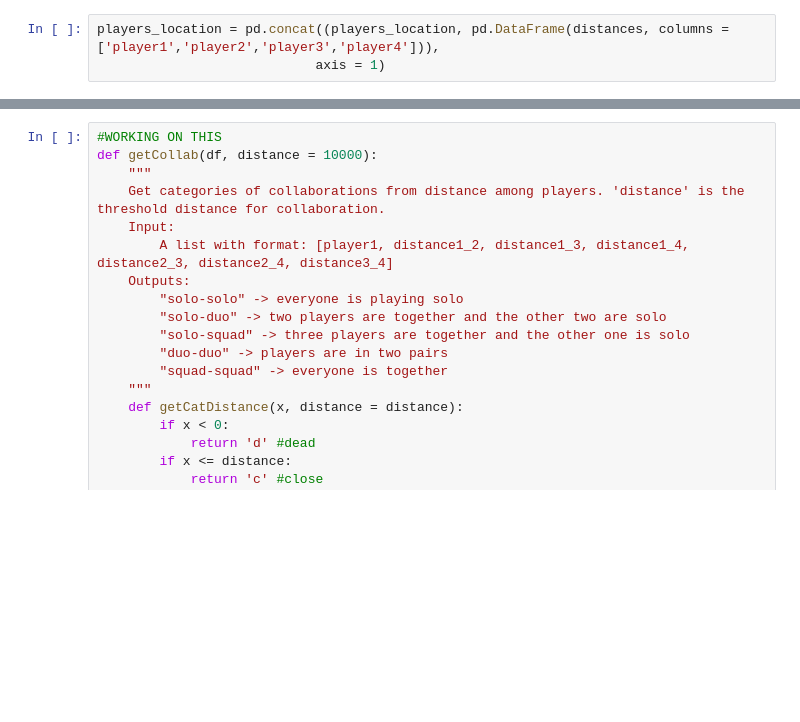
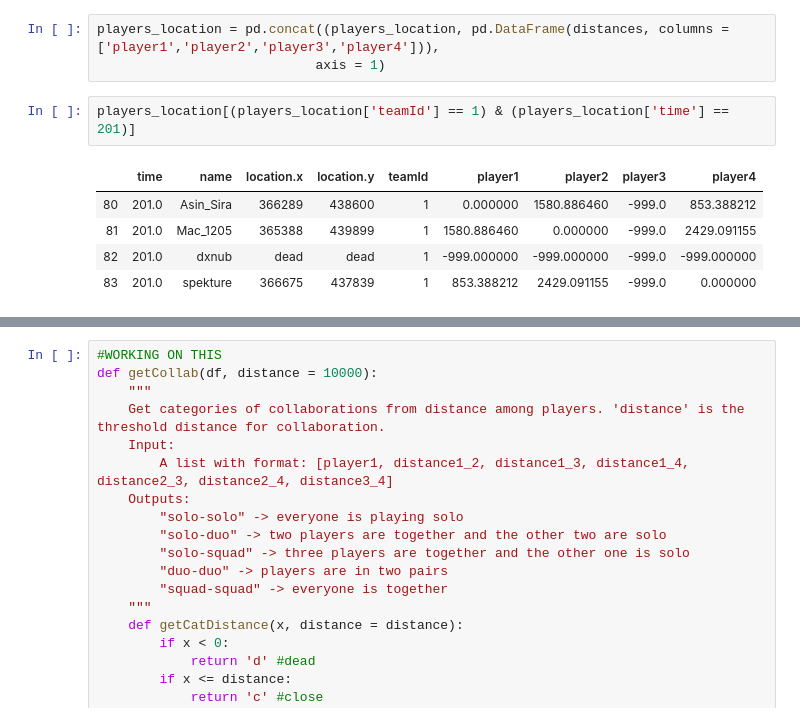
Before and after one commit to valerii-ginak/PUBG_Capstone, a Jupyter notebook: distance_info.ipynb, the cells around one changed output, grey strips where cells are left out. Drawn from its saved outputs; the diff is of its cells as text; blank space fills up the shorter version.

```diff
--- a/distance_info.ipynb
+++ b/distance_info.ipynb
@@ -403,3 +403,11 @@ for team in players_location.teamId.unique():
 # %%
 players_location = pd.concat((players_location, pd.DataFrame(distances, columns = ['player1','player2','player3','player4'])),
                             axis = 1)
+# %%
+players_location[(players_location['teamId'] == 1) & (players_location['time'] == 201)]
+# %% [output]
+|  | time | name | location.x | location.y | teamId | player1 | player2 | player3 | player4 |
+| 80 | 201.0 | Asin_Sira | 366289 | 438600 | 1 | 0.000000 | 1580.886460 | -999.0 | 853.388212 |
+| 81 | 201.0 | Mac_1205 | 365388 | 439899 | 1 | 1580.886460 | 0.000000 | -999.0 | 2429.091155 |
+| 82 | 201.0 | dxnub | dead | dead | 1 | -999.000000 | -999.000000 | -999.0 | -999.000000 |
+| 83 | 201.0 | spekture | 366675 | 437839 | 1 | 853.388212 | 2429.091155 | -999.0 | 0.000000 |
```
Also changed, not shown: parts of 4 cells of this notebook.
